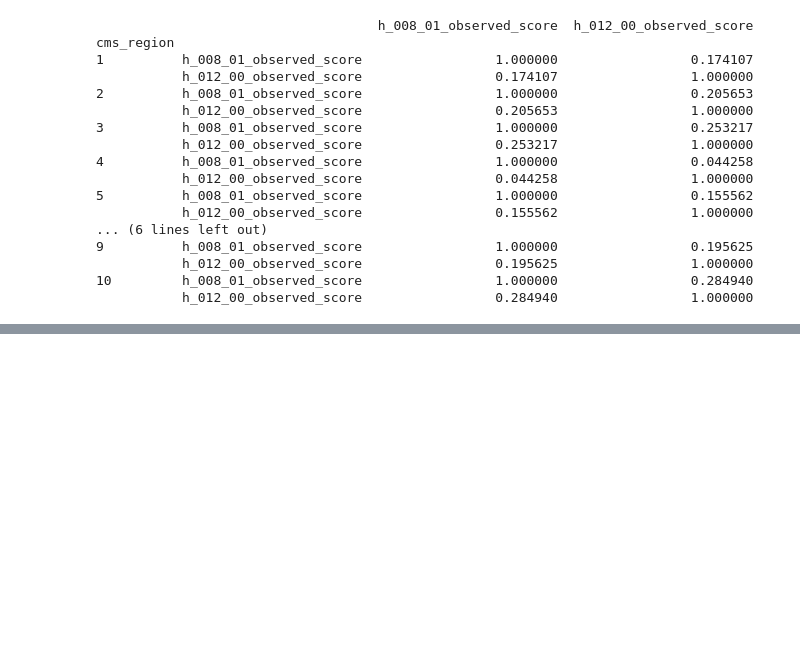
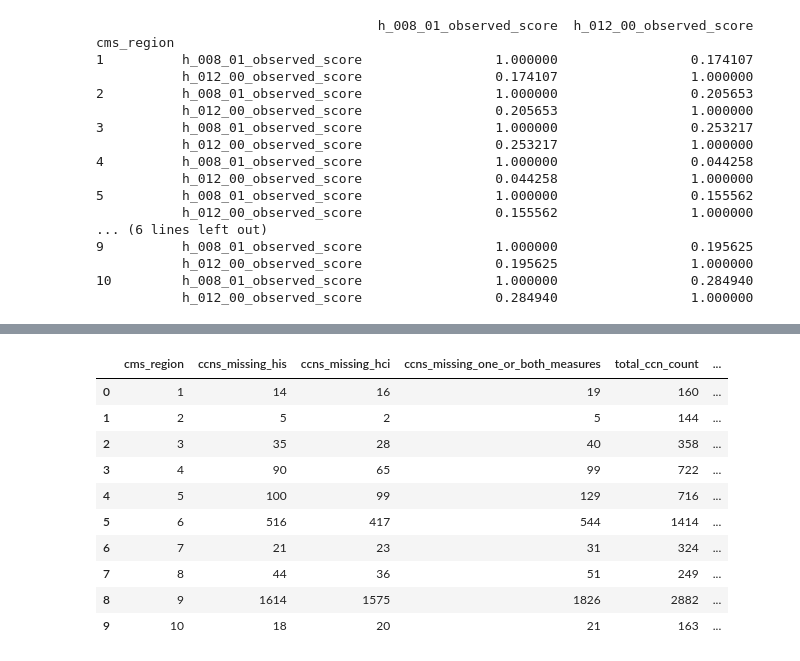
Before and after one commit to kylejbiron/kyle-tuesday-health-tech-assignment, a Jupyter notebook: hospice_quality_metrics/notebooks/hospice_analysis.ipynb, the cells around one changed output, grey strips where cells are left out. Cells and saved outputs as stored; diff of their text form; code cells hidden in the pictures; blank space fills up the shorter version.

```diff
--- a/hospice_quality_metrics/notebooks/hospice_analysis.ipynb
+++ b/hospice_quality_metrics/notebooks/hospice_analysis.ipynb
@@ -120,2 +174,25 @@ cms_region
+# %%
+adhoc_query = '''
+
+select
+        *
+    from fact_hospice_provider_missing_metrics_by_region
+    order by 1
+
+'''
+
+con.execute(adhoc_query).df()
+# %% [output]
+|  | cms_region | ccns_missing_his | ccns_missing_hci | ccns_missing_one_or_both_measures | total_ccn_count | ... |
+| 0 | 1 | 14 | 16 | 19 | 160 | ... |
+| 1 | 2 | 5 | 2 | 5 | 144 | ... |
+| 2 | 3 | 35 | 28 | 40 | 358 | ... |
+| 3 | 4 | 90 | 65 | 99 | 722 | ... |
+| 4 | 5 | 100 | 99 | 129 | 716 | ... |
+| 5 | 6 | 516 | 417 | 544 | 1414 | ... |
+| 6 | 7 | 21 | 23 | 31 | 324 | ... |
+| 7 | 8 | 44 | 36 | 51 | 249 | ... |
+| 8 | 9 | 1614 | 1575 | 1826 | 2882 | ... |
+| 9 | 10 | 18 | 20 | 21 | 163 | ... |
 # %%
 con.close()
```
Also changed, not shown: parts of 12 cells of this notebook, 5 other files.
